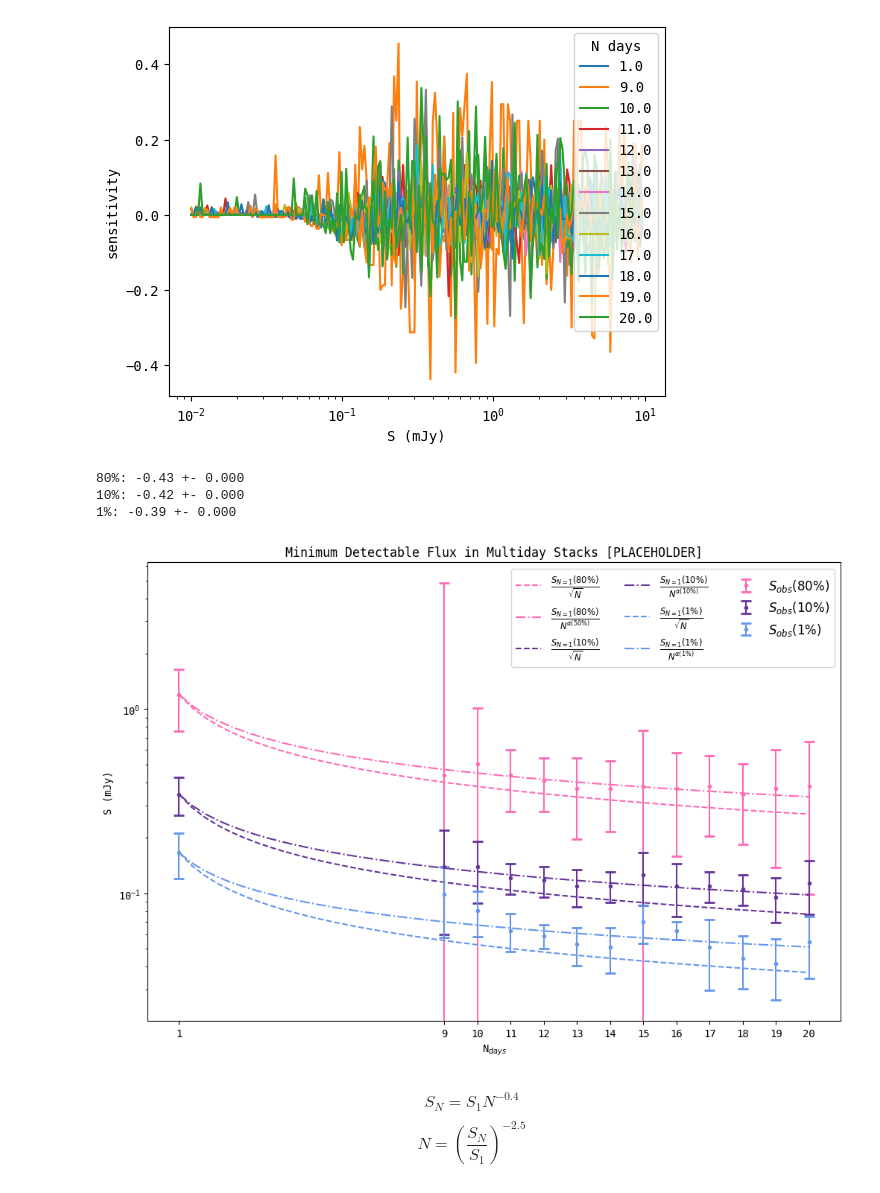
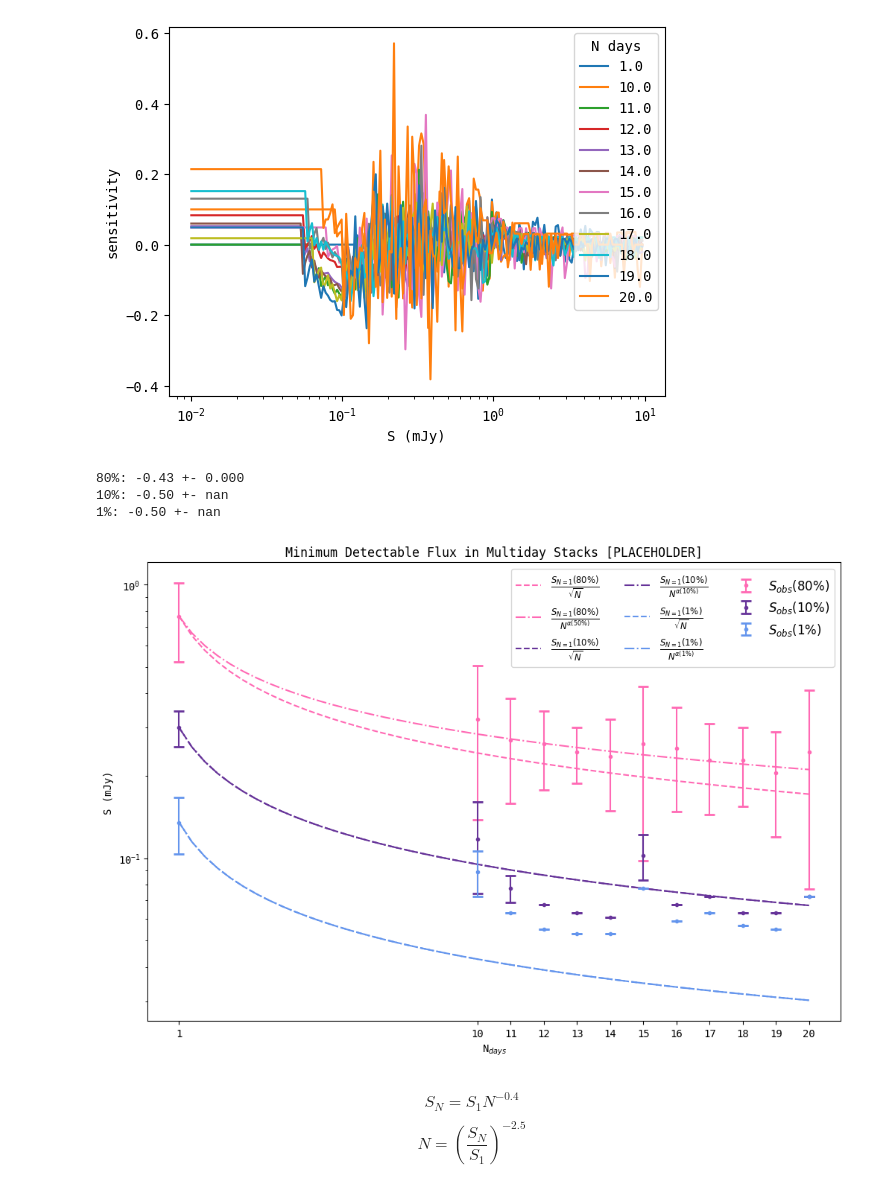
Before and after one commit to chime-sps/Transmissivity, a Jupyter notebook: results/sensitivity_dropoff.ipynb, the cells around one changed output. Drawn from its saved outputs; the diff is of its cells as text; code cells hidden in the pictures.

```diff
--- a/results/sensitivity_dropoff.ipynb
+++ b/results/sensitivity_dropoff.ipynb
@@ -48,12 +42,38 @@ data = [data_1, #data_5,
 # %%
 p_total = []
+
+data_unglob = [
+    data_1,
+    data_10,
+    data_11,
+    data_12,
+    data_13,
+    data_14,
+    data_15,
+    data_16,
+    data_17,
+    data_18,
+    data_19,
+    data_20
+]
+
+data = []
 days = []
 
-for datum in data:
+for datum in data_unglob:
+
+    fglob_mask = (datum[:, f_idx] > 0.1) & (datum[:, f_idx] < 250.)
+    DMglob_mask = (datum[:, DM_idx] > 1.) & (datum[:, DM_idx] < 600.)
+    Sglob_mask = datum[:, S_idx] > 0.1
+    glob_mask = fglob_mask & DMglob_mask & Sglob_mask
+    datum = datum[glob_mask]
+
     p = len(datum[datum[:, -1] > 0.]) / len(datum)
     print(f'{int(datum[0, 2])}-day stack: {len(datum)} injections, p({int(datum[0, 2])}) = {p:.2f}')
     p_total.append(p)
     days.append(datum[0, 2])
 
+    data.append(datum)
+
 days = np.array(days)
 # %% [output]
@@ -83,7 +102,7 @@ S_bins = np.logspace(-2, 1, 200)
 S_dev = 10
 
 S_curve = np.zeros((len(data), len(S_bins) - 1))
-S_80 = np.zeros(len(data))
+S_50 = np.zeros(len(data))
 S_10 = np.zeros(len(data))
 S_1 = np.zeros(len(data))
 S_err50_up = np.zeros(len(data))
@@ -105,42 +124,42 @@ for i in range(len(data)):
 
     S_curve[i] = S_sens
     #S_smooth = gaussian_filter(S_sens, 3)
-    S_80[i] = np.max(S_bins[np.where(S_smooth < 0.5)[0]])
+    S_50[i] = np.max(S_bins[np.where(S_smooth < 0.5)[0]])
     S_10[i] = np.max(S_bins[np.where(S_smooth < 0.1)[0]])
     S_1[i] = np.max(S_bins[np.where(S_smooth < 0.01)[0]])
 
     p_80_idx = np.where(S_smooth < 0.5)[0][-1]
     local_std50 = np.std(S_sens[p_80_idx - 10: p_80_idx + 10])
     S_err50_up[i] = np.max(S_bins[np.where(S_smooth < 0.5 + local_std50)[0]])
 
     p_10_idx = np.where(S_smooth < 0.1)[0][-1]
     local_std10 = np.std(S_sens[p_10_idx - 10:p_10_idx + 10])
     S_err10_up[i] = np.max(S_bins[np.where(S_smooth < 0.1 + local_std10)[0]])
     try:
         S_err10_down[i] = np.max(S_bins[np.where(S_smooth < 0.1 - local_std10)[0]])
     except:
         S_err10_down[i] = np.nan
     p_1_idx = np.where(S_smooth < 0.01)[0][-1]
     local_std1 = np.std(S_sens[p_1_idx - 12:p_1_idx + 12])
     S_err1_up[i] = np.max(S_bins[np.where(S_smooth < 0.01 + local_std1)[0]])
     try:
         S_err1_down[i] = np.max(S_bins[np.where(S_smooth < 0.01 - local_std1)[0]])
     except:
         S_err1_down[i] = np.nan
 
 S_err10_down = S_10 - S_err10_down
 S_err10_up -= S_10
 S_err1_down = S_1 - S_err1_down
 S_err1_up -= S_1
-S_err50_up -= S_80
+S_err50_up -= S_50
 
 #plt.plot(S_bins[:-1], S_sens - S_smooth, label = days[i])
 plt.xlabel('S (mJy)')
 plt.ylabel('sensitivity')
 plt.legend(title = 'N days')
 plt.xscale('log')
 # %% [output]
-[figure, old version]
+[figure, new version]
 # %%
 def analytical_curve_10(x, alpha):
 
@@ -152,18 +171,18 @@ def analytical_curve_1(x, alpha):
 
 def analytical_curve_80(x, alpha):
 
-    return S_80[0] * x**alpha
+    return S_50[0] * x**alpha
 
 alpha_10, err10 = curve_fit(analytical_curve_10, days, S_10, p0 = -0.5, sigma = S_err10_up)
 alpha_1, err1 = curve_fit(analytical_curve_1, days, S_1, p0 = alpha_10, sigma = S_err1_up)
-alpha_80, err50 = curve_fit(analytical_curve_80, days, S_80, p0 = alpha_10, sigma = S_err50_up)
+alpha_80, err50 = curve_fit(analytical_curve_80, days, S_50, p0 = alpha_10, sigma = S_err50_up)
 print(f'80%: {alpha_80[0]:.2f} +- {err50[0][0]:.3f}')
 print(f'10%: {alpha_10[0]:.2f} +- {err10[0][0]:.3f}')
 print(f'1%: {alpha_1[0]:.2f} +- {err1[0][0]:.3f}')
 # %% [output]
 80%: -0.43 +- 0.000
-10%: -0.42 +- 0.000
-1%: -0.39 +- 0.000
+10%: -0.50 +- nan
+1%: -0.50 +- nan
 # %%
 many_days = np.linspace(1, 20)
 
@@ -172,11 +191,11 @@ many_days = np.linspace(1, 20)
 
 fig, ax = plt.subplots(figsize = (12, 8))
 
-plt.errorbar(days, S_80, yerr = S_err50_up, label = r'$S_{obs}(80\%)$', color = 'hotpink',
+plt.errorbar(days, S_50, yerr = S_err50_up, label = r'$S_{obs}(80\%)$', color = 'hotpink',
              fmt = '.', capsize=5, capthick=2)
-plt.plot(many_days, S_80[0] / np.sqrt(many_days), '--', color = 'hotpink',
+plt.plot(many_days, S_50[0] / np.sqrt(many_days), '--', color = 'hotpink',
          label = r'$\frac{S_{N = 1}(80\%)}{\sqrt{N}}$')
-plt.plot(many_days, S_80[0] * many_days**alpha_80, '-.', color = 'hotpink',
+plt.plot(many_days, S_50[0] * many_days**alpha_80, '-.', color = 'hotpink',
          label = r'$\frac{S_{N = 1}(80\%)}{N^{\alpha(50\%)}}$')
 plt.errorbar(days, S_10, yerr = S_err10_up, label = r'$S_{obs}(10\%)$', color = 'rebeccapurple',
              fmt = '.', capsize=5, capthick=2)
@@ -197,7 +216,7 @@ plt.title('Minimum Detectable Flux in Multiday Stacks [PLACEHOLDER]')
 xticks = plt.xticks(days)
 plt.yscale('log')
 # %% [output]
-[figure, old version]
+[figure, new version]
 # %% [markdown]
 $$S_N = S_1 N^{-0.4}$$
 $$N = \left(\frac{S_N}{S_1} \right)^{-2.5} $$
```
Also changed, not shown: parts of 14 cells of this notebook.
